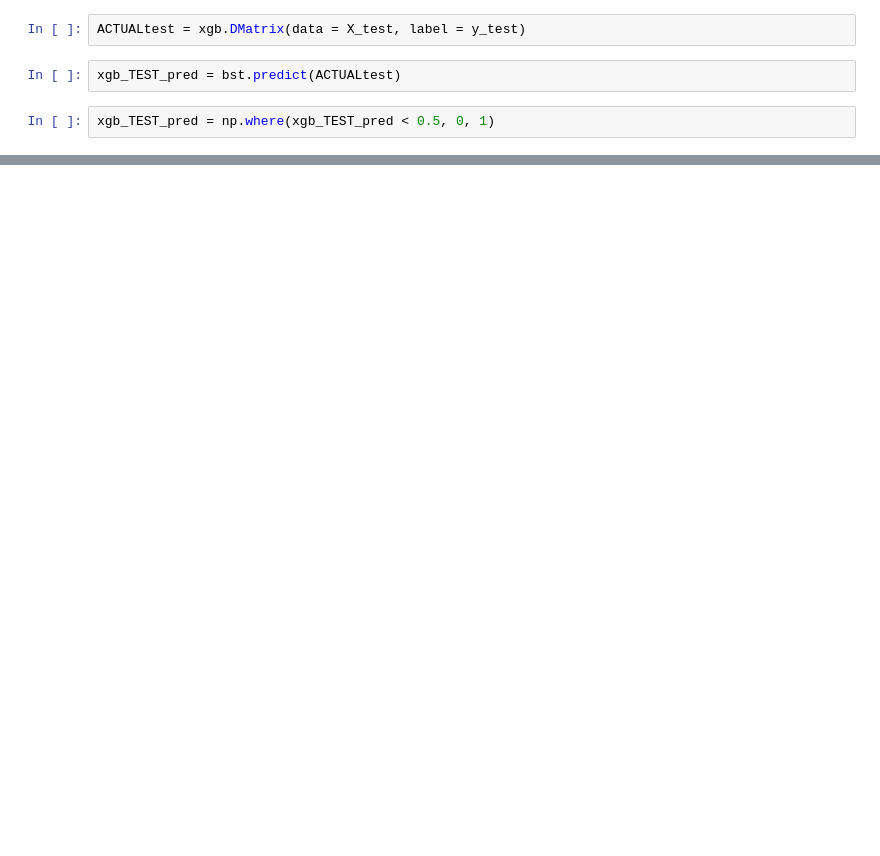
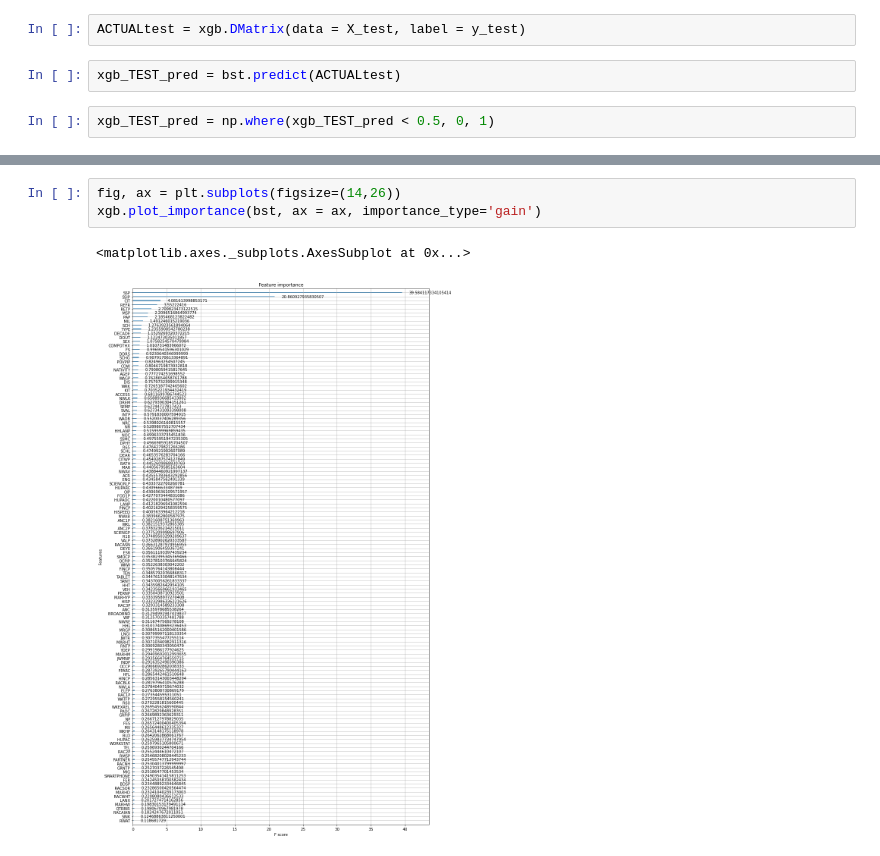
Before and after one commit to ptorres001/census_HI_classification_model, a Jupyter notebook: Boosted_Decision_Tree.ipynb, the cells around one changed output, grey strips where cells are left out. Cells and saved outputs as stored; diff of their text form; blank space fills up the shorter version.

```diff
--- a/Boosted_Decision_Tree.ipynb
+++ b/Boosted_Decision_Tree.ipynb
@@ -1064,0 +1120,6 @@ array([[  391,  1146],
+# %%
+fig, ax = plt.subplots(figsize=(14,26))
+xgb.plot_importance(bst, ax = ax, importance_type='gain')
+# %% [output]
+<matplotlib.axes._subplots.AxesSubplot at 0x...>
+[figure, added]
```
Also changed, not shown: parts of 44 cells of this notebook.
